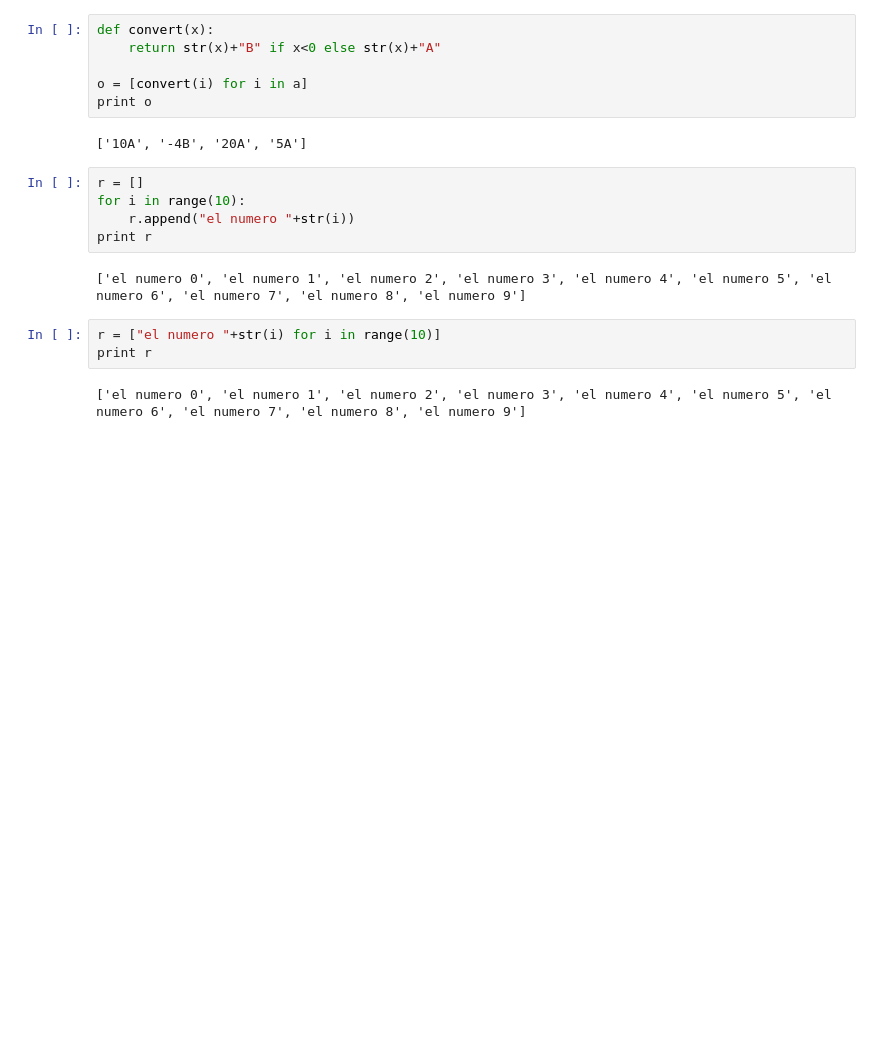
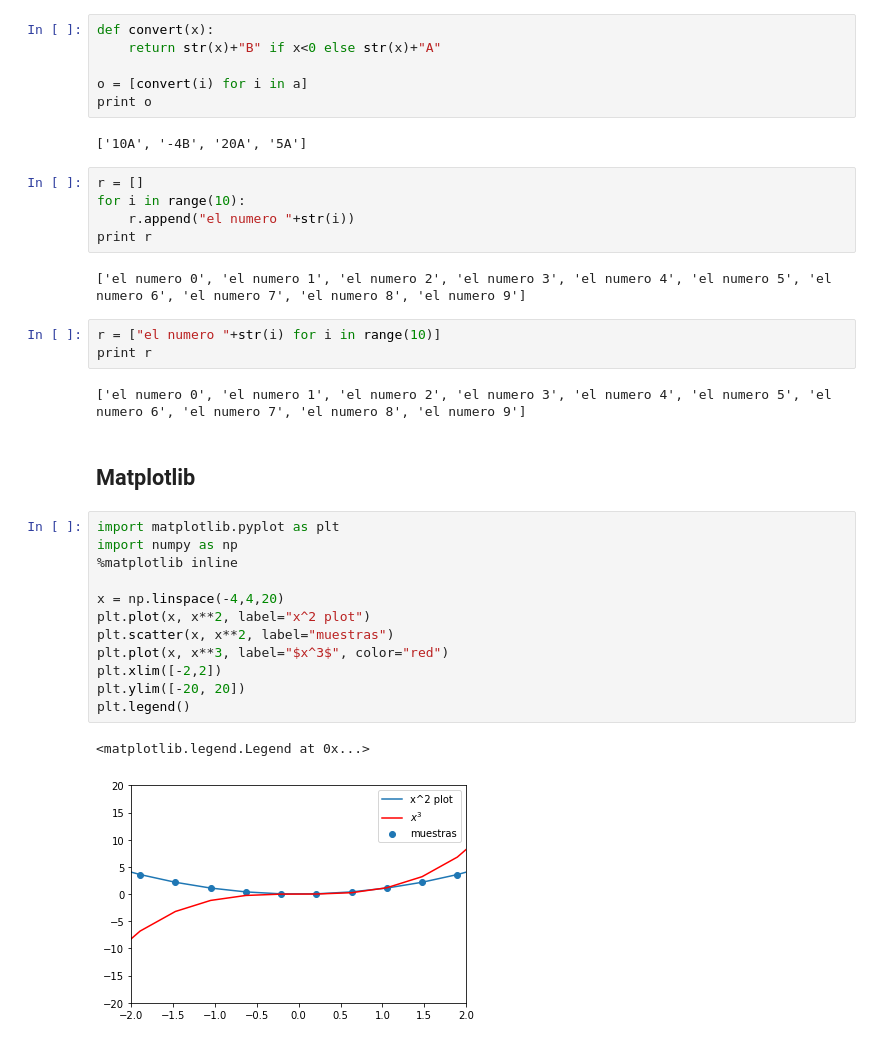
Before and after one commit to rramosp/20182.mldl, a Jupyter notebook: SESION 1.2 - Python.ipynb, the cells around one changed output. Drawn from its saved outputs; the diff is of its cells as text; blank space fills up the shorter version.

Commit message:
added figures

```diff
--- a/SESION 1.2 - Python.ipynb
+++ b/SESION 1.2 - Python.ipynb
@@ -518,3 +518,20 @@ r = ["el numero "+str(i) for i in range(10)]
 print r
 # %% [output]
 ['el numero 0', 'el numero 1', 'el numero 2', 'el numero 3', 'el numero 4', 'el numero 5', 'el numero 6', 'el numero 7', 'el numero 8', 'el numero 9']
+# %% [markdown]
+## Matplotlib
+# %%
+import matplotlib.pyplot as plt
+import numpy as np
+%matplotlib inline
+
+x = np.linspace(-4,4,20)
+plt.plot(x, x**2, label="x^2 plot")
+plt.scatter(x, x**2, label="muestras")
+plt.plot(x, x**3, label="$x^3$", color="red")
+plt.xlim([-2,2])
+plt.ylim([-20, 20])
+plt.legend()
+# %% [output]
+<matplotlib.legend.Legend at 0x...>
+[figure, added]
```
Also changed, not shown: parts of 10 cells of this notebook, 2 other files.
